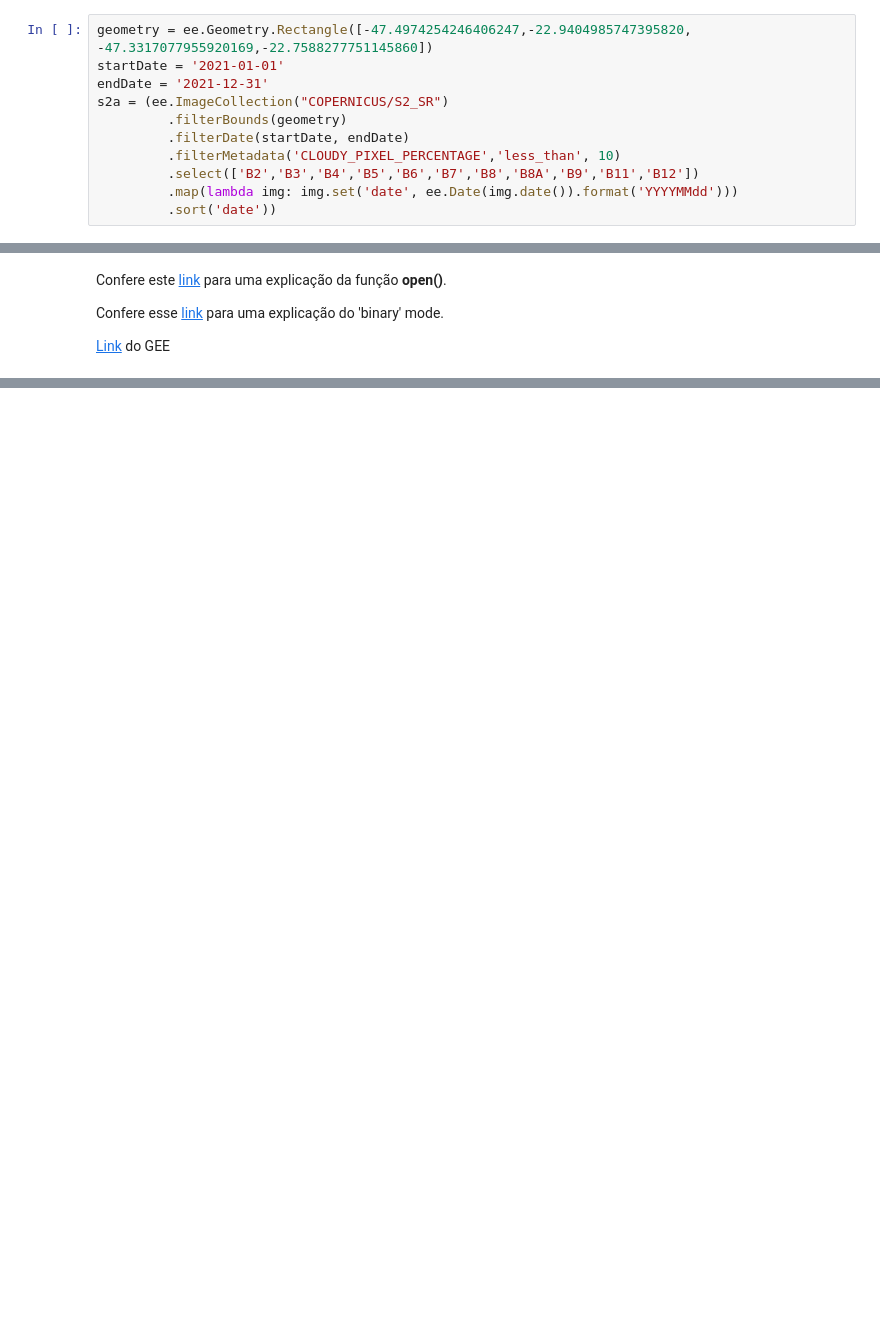
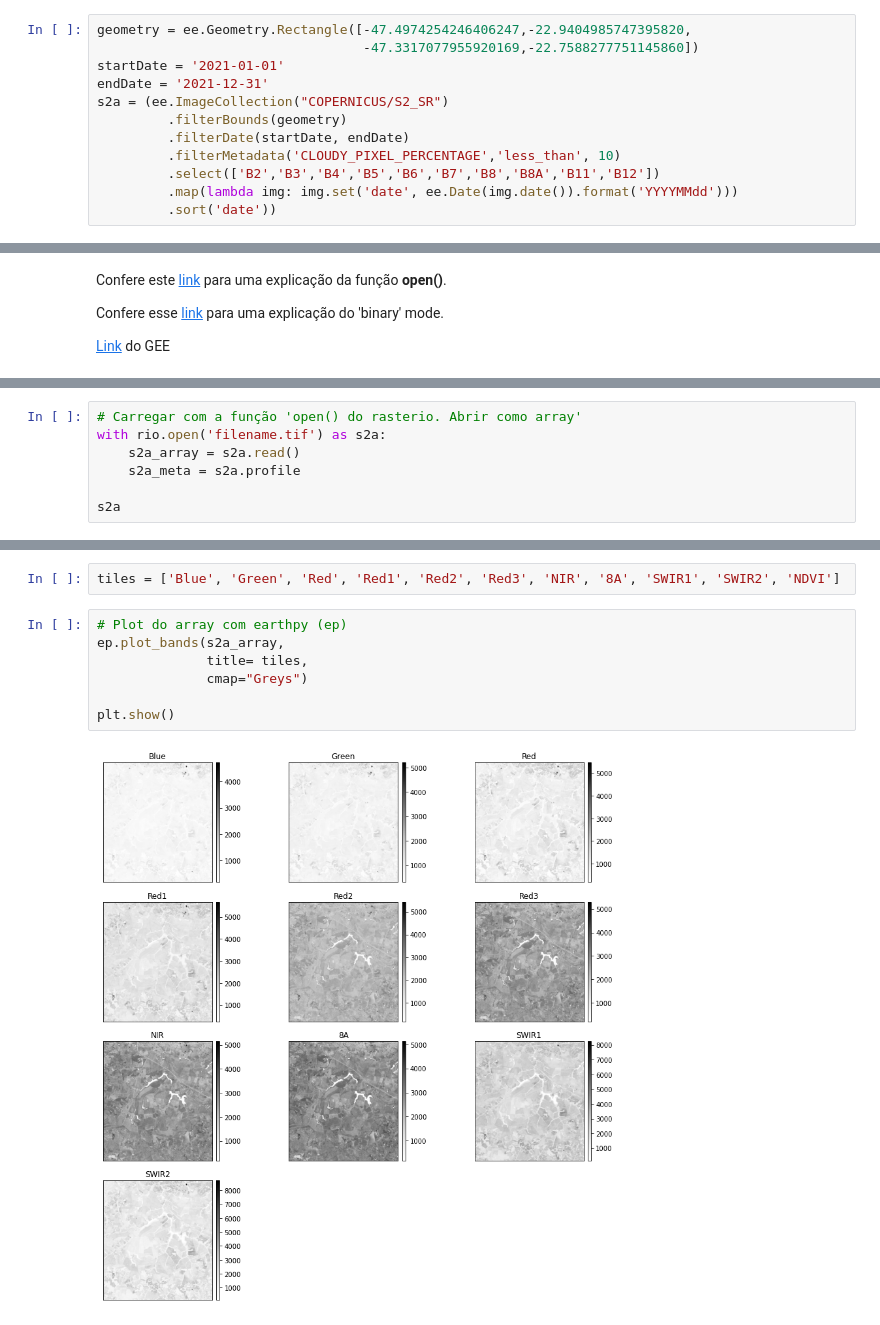
Before and after one commit to neli12/tutoriais_python, a Jupyter notebook: Tutorial 1.ipynb, the cells around one changed output, grey strips where cells are left out. Drawn from its saved outputs; the diff is of its cells as text; blank space fills up the shorter version.

```diff
--- a/Tutorial 1.ipynb
+++ b/Tutorial 1.ipynb
@@ -173,14 +177,15 @@ ee.Authenticate()
 # %%
 ee.Initialize()
 # %%
-geometry = ee.Geometry.Rectangle([-47.4974254246406247,-22.9404985747395820, -47.3317077955920169,-22.7588277751145860])
+geometry = ee.Geometry.Rectangle([-47.4974254246406247,-22.9404985747395820,
+                                  -47.3317077955920169,-22.7588277751145860])
 startDate = '2021-01-01'
 endDate = '2021-12-31'
 s2a = (ee.ImageCollection("COPERNICUS/S2_SR")
          .filterBounds(geometry)
          .filterDate(startDate, endDate)
          .filterMetadata('CLOUDY_PIXEL_PERCENTAGE','less_than', 10)
-         .select(['B2','B3','B4','B5','B6','B7','B8','B8A','B9','B11','B12'])
+         .select(['B2','B3','B4','B5','B6','B7','B8','B8A','B11','B12'])
          .map(lambda img: img.set('date', ee.Date(img.date()).format('YYYYMMdd')))
          .sort('date'))
 # %%
@@ -238,0 +256,7 @@ Confere esse [link](https://leimao.github.io/blog/File-IO-Binary-VS-Text/) para
+# %%
+# Carregar com a função 'open() do rasterio. Abrir como array'
+with rio.open('filename.tif') as s2a:
+    s2a_array = s2a.read()
+    s2a_meta = s2a.profile
+
+s2a
@@ -238,0 +269,11 @@ Confere esse [link](https://leimao.github.io/blog/File-IO-Binary-VS-Text/) para
+# %%
+tiles = ['Blue', 'Green', 'Red', 'Red1', 'Red2', 'Red3', 'NIR', '8A', 'SWIR1', 'SWIR2', 'NDVI']
+# %%
+# Plot do array com earthpy (ep)
+ep.plot_bands(s2a_array,
+              title= tiles,
+              cmap="Greys")
+
+plt.show()
+# %% [output]
+[figure, added]
```
Also changed, not shown: parts of 17 cells of this notebook, 5 other files.
